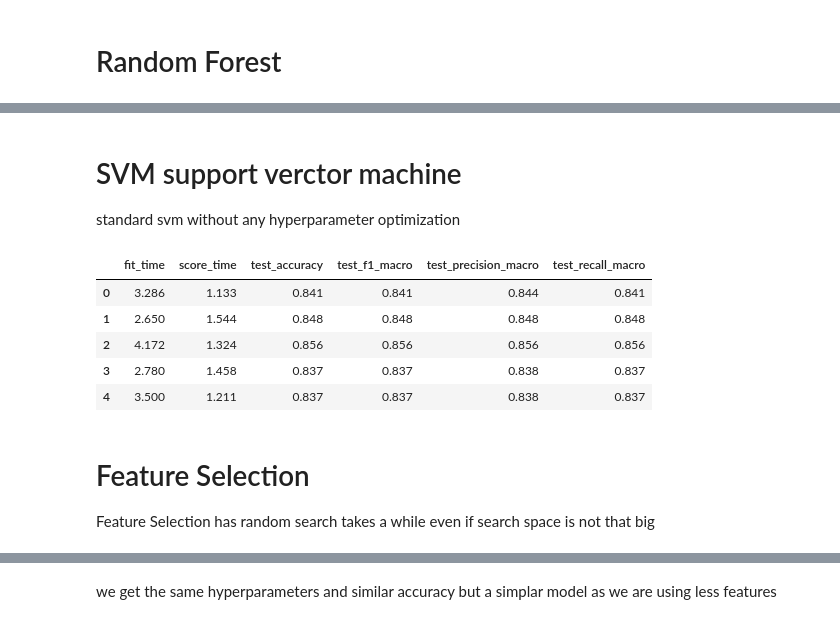
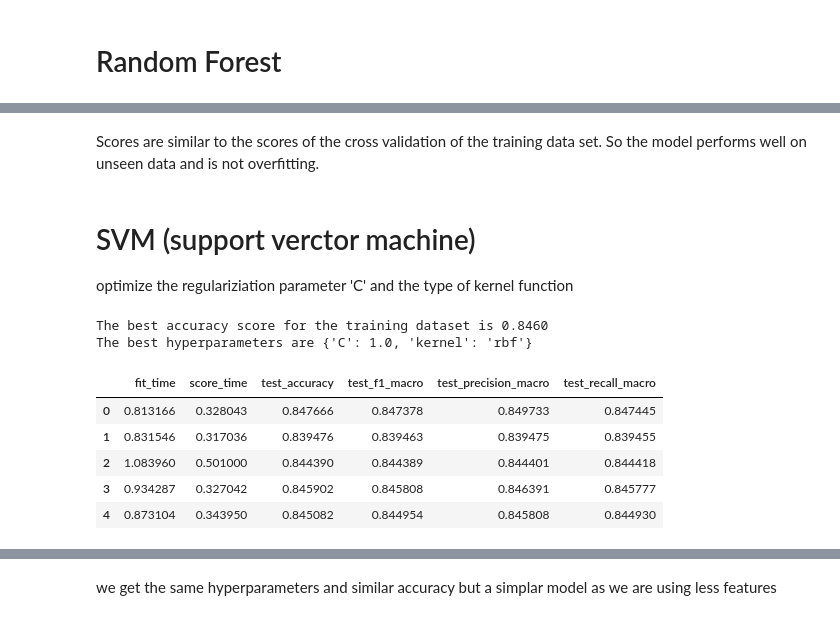
Before and after one commit to jezu1/ML_NASAProject, a Jupyter notebook: Machine_Learning_final_version.ipynb, the cells around one changed output, grey strips where cells are left out. Drawn from its saved outputs; the diff is of its cells as text; code cells hidden in the pictures.

```diff
--- a/Machine_Learning_final_version.ipynb
+++ b/Machine_Learning_final_version.ipynb
@@ -229,5 +177,7 @@ the following columns are useless for predictions and can be dropped
 # %%
-#drop for prediction useless columns (names, etc) useless columns
+#drop for prediction useless columns (names, etc)
 df_nasa.drop(columns=['KepID','KOIName','KeplerName', \
                     'ExoplanetArchiveDisposition','TCEDeliver',\
-                    'TCEPlanetNumber','DispositionUsingKeplerData'], inplace=True)
+                    'TCEPlanetNumber','DispositionUsingKeplerData',
+                     'NotTransit-LikeFalsePositiveFlag','koi_fpflag_ss',
+                     'CentroidOffsetFalsePositiveFlag','EphemerisMatchIndicatesContaminationFalsePositiveFlag'], inplace=True)
@@ -343,6 +288,3 @@ to be able to sum the values we first have to impute the missing values as some
-# %%
-#drop flags (still not hundered percent sure about this one)
-df_nasa.drop(columns=['NotTransit-LikeFalsePositiveFlag','koi_fpflag_ss','CentroidOffsetFalsePositiveFlag','EphemerisMatchIndicatesContaminationFalsePositiveFlag'], inplace=True)
 # %% [markdown]
 # Split data in train and test
 # %%
@@ -570,13 +505,15 @@ result_df = append_results('Logistic Regression','Performed feature selection',
 
 perform backward feature selection so iteratively reduce number of features by removing the one with the least gain
 # %%
-logreg = LogisticRegressionCV(Cs=10, random_state=1, cv = 5, scoring = 'accuracy',max_iter=5000)
+#us logistis regression with the in the previous step optimized hyperparameter 'C'
+logreg = LogisticRegression(C=best_C,max_iter=5000)
 
 # Sequential Backward Selection
 sbs = SFS(logreg,
           forward=False,
           floating=False,
           k_features=1,
+          cv = 3,
           scoring='accuracy')
 # Perform feature selection
 sbs = sbs.fit(X_train, y_train)
@@ -623,6 +576,7 @@ def select_features(numpy_array,column_labels,feature_list):
     df = df.iloc[:, feature_list]
     return df
 # %%
+#gove dataframe the correct column labels to be able to print the names of the most important features
 column_labels = ['OrbitalPeriod_days',
  'TransitEpoch_BKJD',
  'ImpactParamete',
@@ -650,7 +604,7 @@ column_labels = ['OrbitalPeriod_days',
  'StellarRadiusUnc_Solarradii']
 
 #Select the indexes of the 10 most important features and create a test and train data set only with them
-feature_indexes = list(df_log_reg_result[10]['feature_idx'])
+feature_indexes = list(df_log_reg_result[13]['feature_idx'])
 df_X_train = select_features(X_train,column_labels,feature_indexes)
 df_X_test = select_features(X_test,column_labels,feature_indexes)
 
@@ -931,8 +915,11 @@ print(classification_report(y_test, y_pred))
     accuracy                           0.85      3007
    macro avg       0.85      0.85      0.85      3007
 weighted avg       0.85      0.85      0.85      3007
-# %% [markdown]
-# SVM support verctor machine
-standard svm without any hyperparameter optimization
+# %% [markdown]
+Scores are similar to the scores of the cross validation of the training data set. So the model performs well on unseen data and is not overfitting.
+# %% [markdown]
+# SVM (support verctor machine)
+
+optimize the regulariziation parameter 'C' and the type of kernel function
 # %%
 # List of C values
@@ -957,26 +933,35 @@ grid_search = GridSearchCV(estimator=svm,
 # %%
-#perform random search to ptimize the hyperparameters
+#perform grid search to optimize the hyperparameters
+svm = SVC()
+grid_search = GridSearchCV(estimator=svm,
+                           param_grid=param_grid,
+                           scoring=scoring,
+                           refit='accuracy',
+                           n_jobs=-1,
+                           cv=3,
+                           verbose=0)
+
 grid_result = grid_search.fit(X_train, y_train)
 
 # Print the best accuracy score for the training dataset
 print(f'The best accuracy score for the training dataset is {grid_result.best_score_:.4f}')
 # Print the hyperparameters for the best score
 print(f'The best hyperparameters are {grid_result.best_params_}')
+# %% [output]
+The best accuracy score for the training dataset is 0.8460
+The best hyperparameters are {'C': 1.0, 'kernel': 'rbf'}
 # %%
-#svm cross validation results for best hyperparameters
-svm = SVC(C=10.0,kernel='rbf')
+#svm model with the found hyperparameters for best hyperparameters
+svm = SVC(C=1.0,kernel='rbf')
 cross_val_results = pd.DataFrame(cross_validate(svm, X_train, y_train, cv = 5, scoring = ['accuracy', 'f1_macro', 'precision_macro', 'recall_macro'] ))
 
 cross_val_results
 # %% [output]
 |  | fit_time | score_time | test_accuracy | test_f1_macro | test_precision_macro | test_recall_macro |
-| 0 | 3.286 | 1.133 | 0.841 | 0.841 | 0.844 | 0.841 |
-| 1 | 2.650 | 1.544 | 0.848 | 0.848 | 0.848 | 0.848 |
-| 2 | 4.172 | 1.324 | 0.856 | 0.856 | 0.856 | 0.856 |
-| 3 | 2.780 | 1.458 | 0.837 | 0.837 | 0.838 | 0.837 |
-| 4 | 3.500 | 1.211 | 0.837 | 0.837 | 0.838 | 0.837 |
+| 0 | 0.813166 | 0.328043 | 0.847666 | 0.847378 | 0.849733 | 0.847445 |
+| 1 | 0.831546 | 0.317036 | 0.839476 | 0.839463 | 0.839475 | 0.839455 |
+| 2 | 1.083960 | 0.501000 | 0.844390 | 0.844389 | 0.844401 | 0.844418 |
+| 3 | 0.934287 | 0.327042 | 0.845902 | 0.845808 | 0.846391 | 0.845777 |
+| 4 | 0.873104 | 0.343950 | 0.845082 | 0.844954 | 0.845808 | 0.844930 |
 # %%
 result_df = append_results('SVM','With feature  selection ', cross_val_results, result_df)
-# %% [markdown]
-# Feature Selection
-Feature Selection has random search takes a while even if search space is not that big
```
Also changed, not shown: parts of 109 cells of this notebook.
